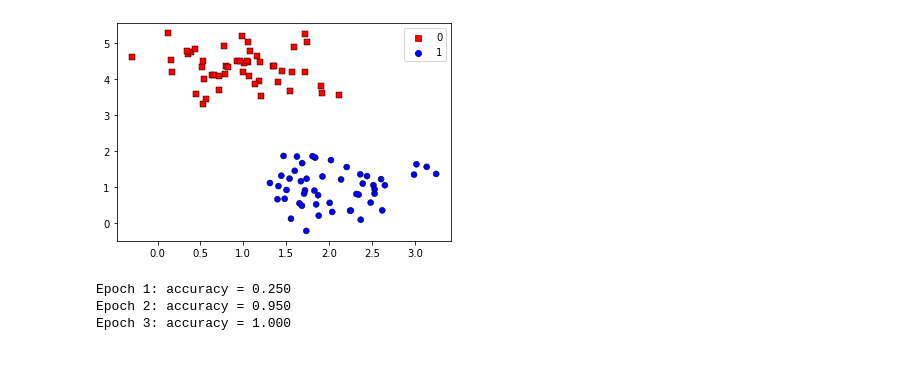
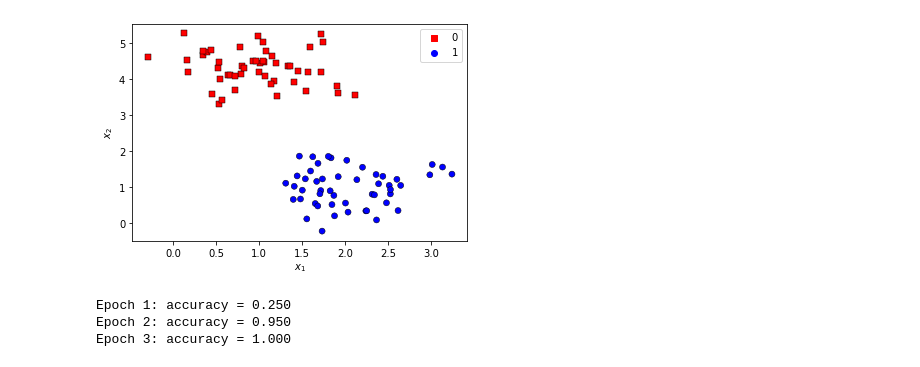
Before and after one commit to roiyeho/medium, a Jupyter notebook: perceptrons/Perceptron.ipynb, the cells around one changed output. Saved outputs shown, nothing was run; the diff lists cells and outputs as text; code cells hidden in the pictures.

```diff
--- a/perceptrons/Perceptron.ipynb
+++ b/perceptrons/Perceptron.ipynb
@@ -44,11 +43,15 @@ from sklearn.datasets import make_blobs
 
 X, y = make_blobs(n_samples=100, n_features=2, centers=2, cluster_std=0.5)
 # %%
+import seaborn as sns
+
 sns.scatterplot(x=X[:, 0], y=X[:, 1], hue=y, style=y, markers=('s', 'o'),
                 palette=('r', 'b'), edgecolor='black')
+plt.xlabel('$x_1$')
+plt.ylabel('$x_2$')
 plt.savefig('figures/blobs_data.pdf')
 # %% [output]
-[figure, old version]
+[figure, new version]
 # %%
 perceptron = Perceptron(alpha=0.01, n_epochs=10)
 perceptron.fit(X, y)
```
Also changed, not shown: parts of 3 cells of this notebook, 2 other files.
